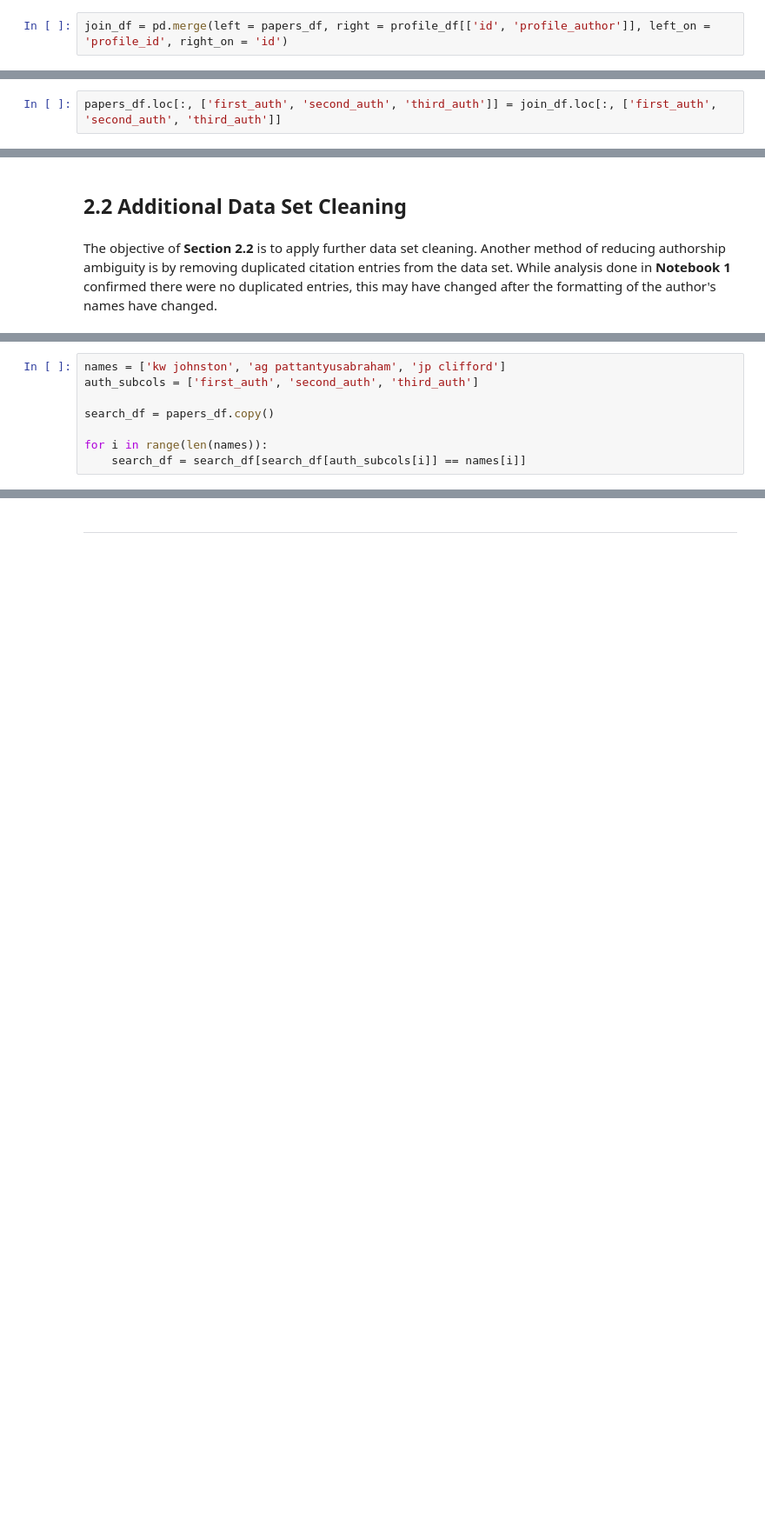
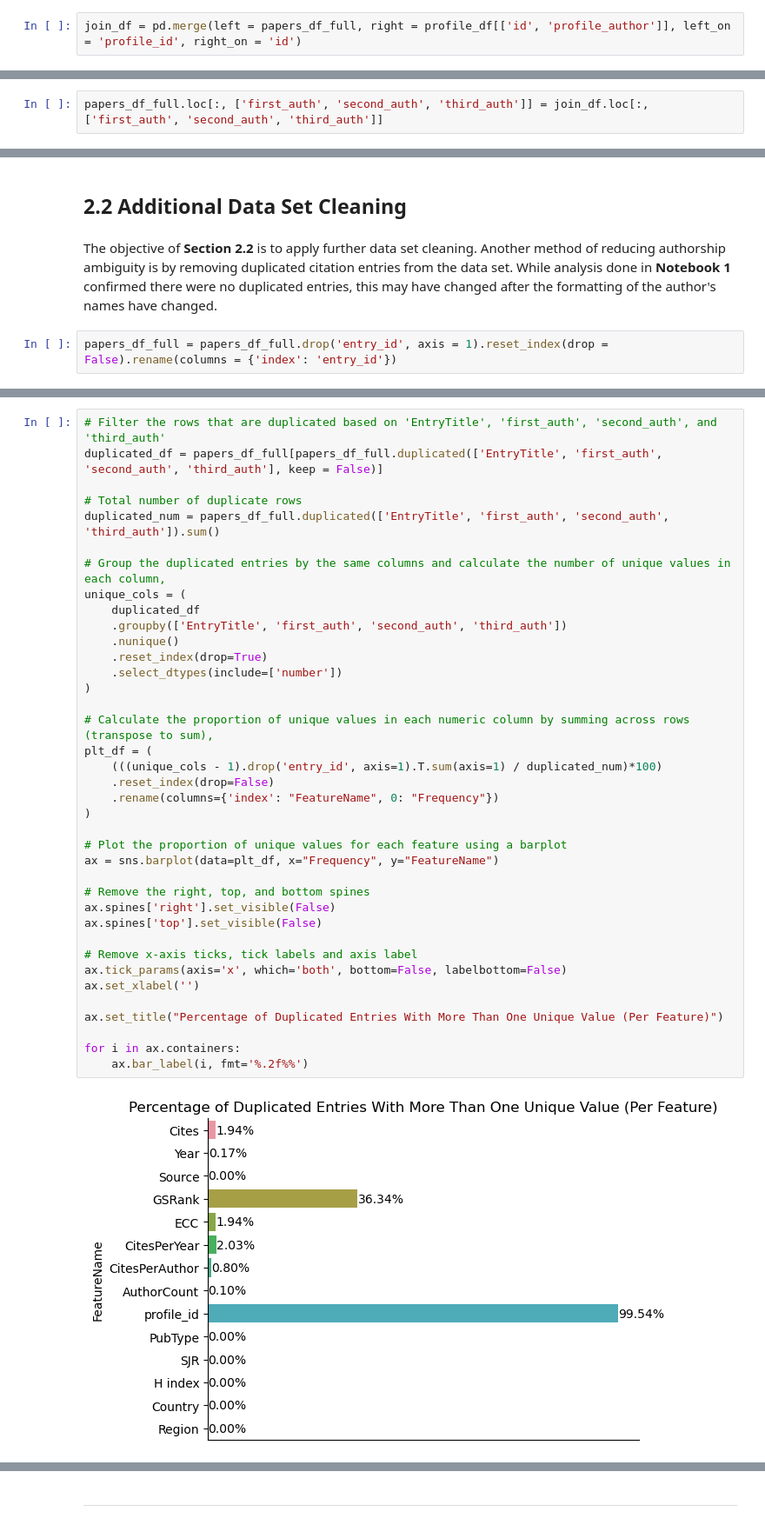
Before and after one commit to yokudake/ProfessorPowerIndex, a Jupyter notebook: Notebooks, Data and Outputs/Notebook 2 Feature Engineering Author Names.ipynb, the cells around one changed output, grey strips where cells are left out. Shown at 87% size. Drawn from its saved outputs; the diff is of its cells as text; blank space fills up the shorter version.

```diff
--- a/Notebooks, Data and Outputs/Notebook 2 Feature Engineering Author Names.ipynb
+++ b/Notebooks, Data and Outputs/Notebook 2 Feature Engineering Author Names.ipynb
@@ -520,5 +540,5 @@ Before employing this method, let's combine the author name columns in `papers_d
 # %%
-join_df = pd.merge(left = papers_df, right = profile_df[['id', 'profile_author']], left_on = 'profile_id', right_on = 'id')
+join_df = pd.merge(left = papers_df_full, right = profile_df[['id', 'profile_author']], left_on = 'profile_id', right_on = 'id')
 # %%
 # only want to columns with the author names
 join_df = join_df.loc[:, ['first_auth', 'second_auth', 'third_auth', 'profile_author']]
@@ -1011,9 +1034,11 @@ Let's now overwrite the author names in `papers_df` with the newly formatted val
 # %%
-papers_df.loc[:, ['first_auth', 'second_auth', 'third_auth']] = join_df.loc[:, ['first_auth', 'second_auth', 'third_auth']]
+papers_df_full.loc[:, ['first_auth', 'second_auth', 'third_auth']] = join_df.loc[:, ['first_auth', 'second_auth', 'third_auth']]
 # %% [markdown]
 ---
 # %% [markdown]
 ## 2.2 Additional Data Set Cleaning
 # %% [markdown]
 The objective of **Section 2.2** is to apply further data set cleaning. Another method of reducing authorship ambiguity is by removing duplicated citation entries from the data set. While analysis done in **Notebook 1** confirmed there were no duplicated entries, this may have changed after the formatting of the author's names have changed.
+# %%
+papers_df_full = papers_df_full.drop('entry_id', axis = 1).reset_index(drop = False).rename(columns = {'index': 'entry_id'})
 # %%
@@ -1066,8 +1049,0 @@ It looks like dropping the entries with duplicate titles reduced the authorship
-# %%
-names = ['kw johnston', 'ag pattantyusabraham', 'jp clifford']
-auth_subcols = ['first_auth', 'second_auth', 'third_auth']
-
-search_df = papers_df.copy()
-
-for i in range(len(names)):
-    search_df = search_df[search_df[auth_subcols[i]] == names[i]]
@@ -1110,0 +1050,40 @@ Though removing entries did not reduce the authorship ambiguity, it did remove r
+# %%
+# Filter the rows that are duplicated based on 'EntryTitle', 'first_auth', 'second_auth', and 'third_auth'
+duplicated_df = papers_df_full[papers_df_full.duplicated(['EntryTitle', 'first_auth', 'second_auth', 'third_auth'], keep = False)]
+
+# Total number of duplicate rows
+duplicated_num = papers_df_full.duplicated(['EntryTitle', 'first_auth', 'second_auth', 'third_auth']).sum()
+
+# Group the duplicated entries by the same columns and calculate the number of unique values in each column,
+unique_cols = (
+    duplicated_df
+    .groupby(['EntryTitle', 'first_auth', 'second_auth', 'third_auth'])
+    .nunique()
+    .reset_index(drop=True)
+    .select_dtypes(include=['number'])
+)
+
+# Calculate the proportion of unique values in each numeric column by summing across rows (transpose to sum),
+plt_df = (
+    (((unique_cols - 1).drop('entry_id', axis=1).T.sum(axis=1) / duplicated_num)*100)
+    .reset_index(drop=False)
+    .rename(columns={'index': "FeatureName", 0: "Frequency"})
+)
+
+# Plot the proportion of unique values for each feature using a barplot
+ax = sns.barplot(data=plt_df, x="Frequency", y="FeatureName")
+
+# Remove the right, top, and bottom spines
+ax.spines['right'].set_visible(False)
+ax.spines['top'].set_visible(False)
+
+# Remove x-axis ticks, tick labels and axis label
+ax.tick_params(axis='x', which='both', bottom=False, labelbottom=False)
+ax.set_xlabel('')
+
+ax.set_title("Percentage of Duplicated Entries With More Than One Unique Value (Per Feature)")
+
+for i in ax.containers:
+    ax.bar_label(i, fmt='%.2f%%')
+# %% [output]
+[figure, added]
```
Also changed, not shown: parts of 67 cells of this notebook, 3 other files.
